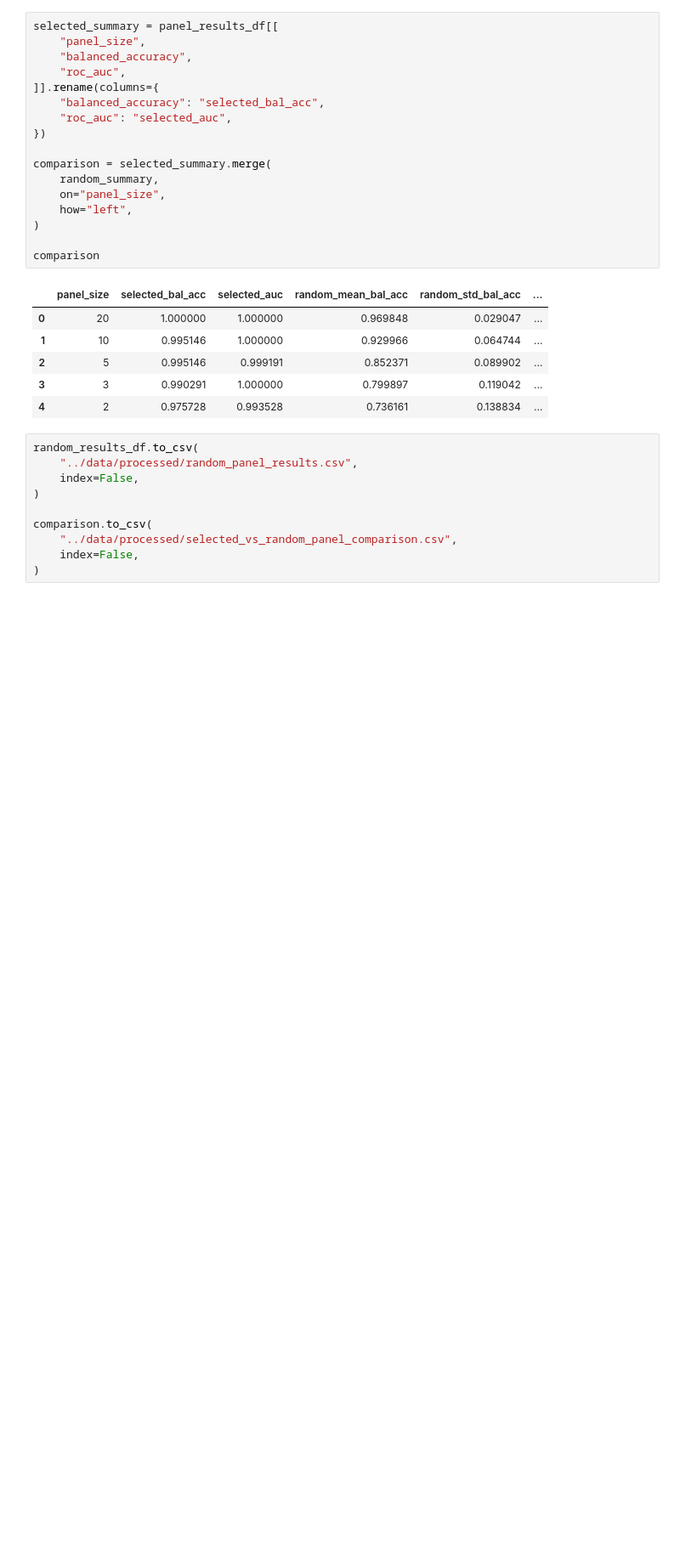
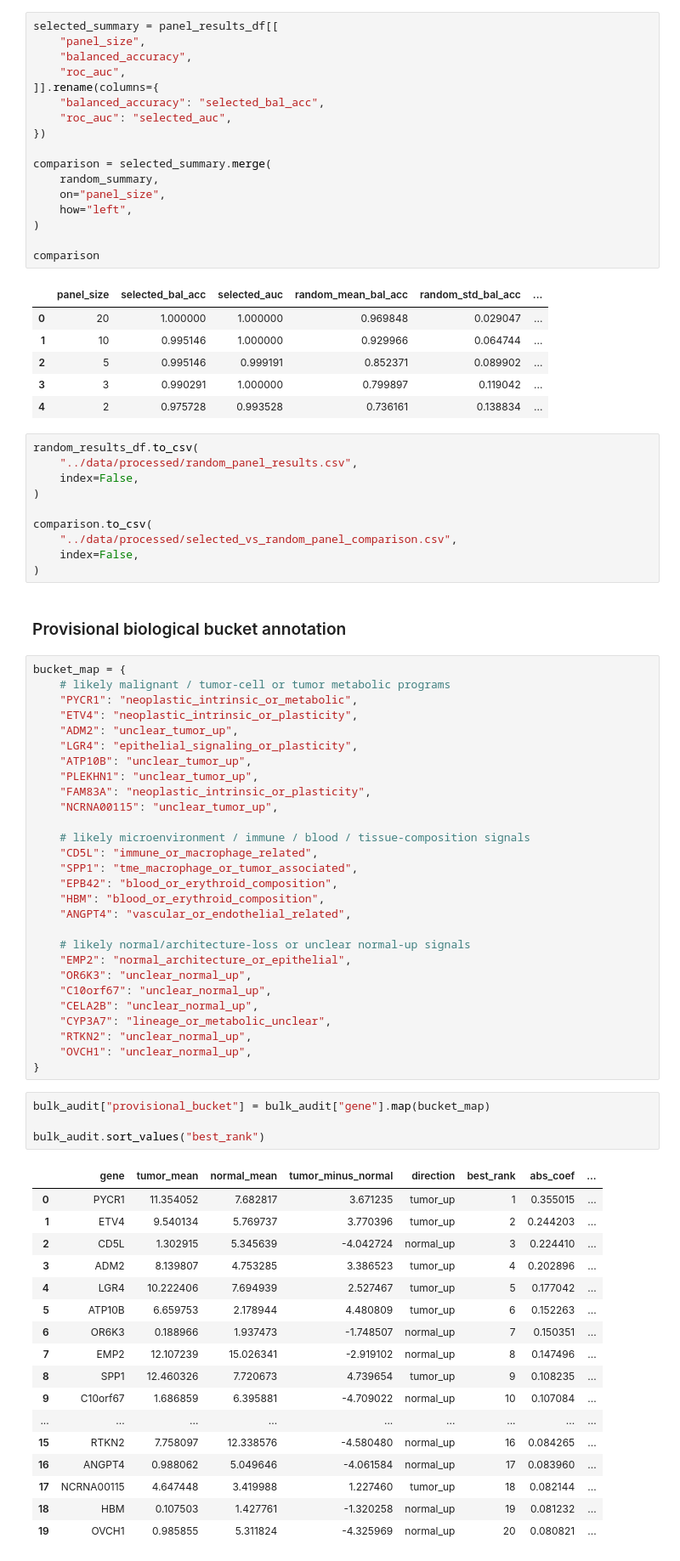
Before and after one commit to aditya-git16/cancer-lab, a Jupyter notebook: notebooks/05_unconstrained_panel_selection.ipynb, the cells around one changed output. Shown at 85% size. Cells and saved outputs as stored; diff of their text form; blank space fills up the shorter version.

Commit message:
add bucket annotation to bulk audit

```diff
--- a/notebooks/05_unconstrained_panel_selection.ipynb
+++ b/notebooks/05_unconstrained_panel_selection.ipynb
@@ -431,3 +431,55 @@ comparison.to_csv(
     "../data/processed/selected_vs_random_panel_comparison.csv",
     index=False,
 )
+# %% [markdown]
+### Provisional biological bucket annotation
+# %%
+bucket_map = {
+    # likely malignant / tumor-cell or tumor metabolic programs
+    "PYCR1": "neoplastic_intrinsic_or_metabolic",
+    "ETV4": "neoplastic_intrinsic_or_plasticity",
+    "ADM2": "unclear_tumor_up",
+    "LGR4": "epithelial_signaling_or_plasticity",
+    "ATP10B": "unclear_tumor_up",
+    "PLEKHN1": "unclear_tumor_up",
+    "FAM83A": "neoplastic_intrinsic_or_plasticity",
+    "NCRNA00115": "unclear_tumor_up",
+
+    # likely microenvironment / immune / blood / tissue-composition signals
+    "CD5L": "immune_or_macrophage_related",
+    "SPP1": "tme_macrophage_or_tumor_associated",
+    "EPB42": "blood_or_erythroid_composition",
+    "HBM": "blood_or_erythroid_composition",
+    "ANGPT4": "vascular_or_endothelial_related",
+
+    # likely normal/architecture-loss or unclear normal-up signals
+    "EMP2": "normal_architecture_or_epithelial",
+    "OR6K3": "unclear_normal_up",
+    "C10orf67": "unclear_normal_up",
+    "CELA2B": "unclear_normal_up",
+    "CYP3A7": "lineage_or_metabolic_unclear",
+    "RTKN2": "unclear_normal_up",
+    "OVCH1": "unclear_normal_up",
+}
+# %%
+bulk_audit["provisional_bucket"] = bulk_audit["gene"].map(bucket_map)
+
+bulk_audit.sort_values("best_rank")
+# %% [output]
+|  | gene | tumor_mean | normal_mean | tumor_minus_normal | direction | best_rank | abs_coef | ... |
+| 0 | PYCR1 | 11.354052 | 7.682817 | 3.671235 | tumor_up | 1 | 0.355015 | ... |
+| 1 | ETV4 | 9.540134 | 5.769737 | 3.770396 | tumor_up | 2 | 0.244203 | ... |
+| 2 | CD5L | 1.302915 | 5.345639 | -4.042724 | normal_up | 3 | 0.224410 | ... |
+| 3 | ADM2 | 8.139807 | 4.753285 | 3.386523 | tumor_up | 4 | 0.202896 | ... |
+| 4 | LGR4 | 10.222406 | 7.694939 | 2.527467 | tumor_up | 5 | 0.177042 | ... |
+| 5 | ATP10B | 6.659753 | 2.178944 | 4.480809 | tumor_up | 6 | 0.152263 | ... |
+| 6 | OR6K3 | 0.188966 | 1.937473 | -1.748507 | normal_up | 7 | 0.150351 | ... |
+| 7 | EMP2 | 12.107239 | 15.026341 | -2.919102 | normal_up | 8 | 0.147496 | ... |
+| 8 | SPP1 | 12.460326 | 7.720673 | 4.739654 | tumor_up | 9 | 0.108235 | ... |
+| 9 | C10orf67 | 1.686859 | 6.395881 | -4.709022 | normal_up | 10 | 0.107084 | ... |
+| ... | ... | ... | ... | ... | ... | ... | ... | ... |
+| 15 | RTKN2 | 7.758097 | 12.338576 | -4.580480 | normal_up | 16 | 0.084265 | ... |
+| 16 | ANGPT4 | 0.988062 | 5.049646 | -4.061584 | normal_up | 17 | 0.083960 | ... |
+| 17 | NCRNA00115 | 4.647448 | 3.419988 | 1.227460 | tumor_up | 18 | 0.082144 | ... |
+| 18 | HBM | 0.107503 | 1.427761 | -1.320258 | normal_up | 19 | 0.081232 | ... |
+| 19 | OVCH1 | 0.985855 | 5.311824 | -4.325969 | normal_up | 20 | 0.080821 | ... |
```
Also changed, not shown: parts of 2 cells of this notebook.
